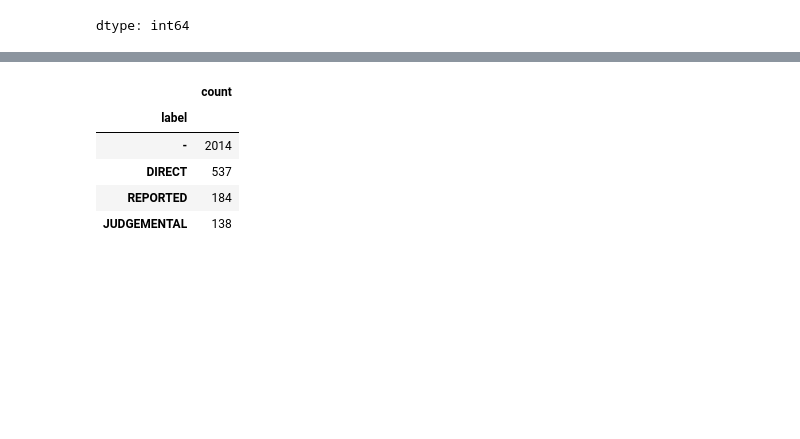
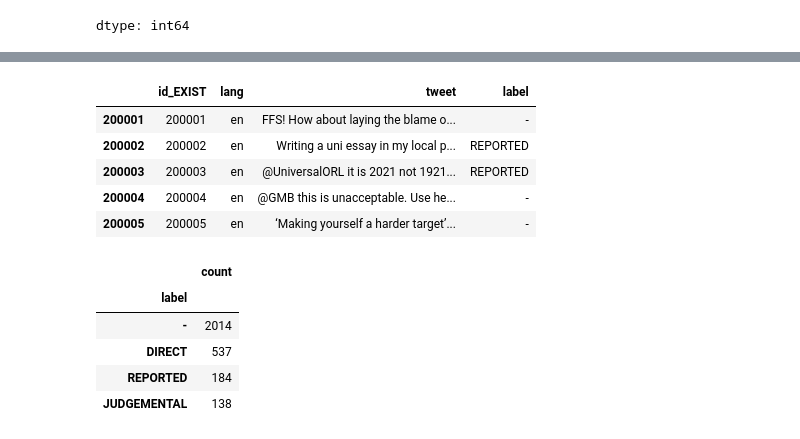
Before and after one commit to VirginiaFoschi/-NLP-2025-2026-A1, a Jupyter notebook: Assignment1-2526.ipynb, the cells around one changed output, grey strips where cells are left out. Drawn from its saved outputs; the diff is of its cells as text; code cells hidden in the pictures; blank space fills up the shorter version.

```diff
--- a/Assignment1-2526.ipynb
+++ b/Assignment1-2526.ipynb
@@ -207,0 +270,4 @@ for name, df in datasets.items():
+# %%
+train_df_en = train_df[train_df["lang"] == "en"]
+val_df_en = val_df[val_df["lang"] == "en"]
+test_df_en = test_df[test_df["lang"] == "en"]
@@ -224,3 +299,12 @@ Index(['id_EXIST', 'lang', 'tweet', 'label'], dtype='object')
+# %%
+train_df_en.head()
+# %% [output]
+|  | id_EXIST | lang | tweet | label |
+| 200001 | 200001 | en | FFS! How about laying the blame o... | - |
+| 200002 | 200002 | en | Writing a uni essay in my local p... | REPORTED |
+| 200003 | 200003 | en | @UniversalORL it is 2021 not 1921... | REPORTED |
+| 200004 | 200004 | en | @GMB this is unacceptable. Use he... | - |
+| 200005 | 200005 | en | ‘Making yourself a harder target’... | - |
 # %%
 label_map = {
     '-': 0,
```
Also changed, not shown: parts of 63 cells of this notebook.
